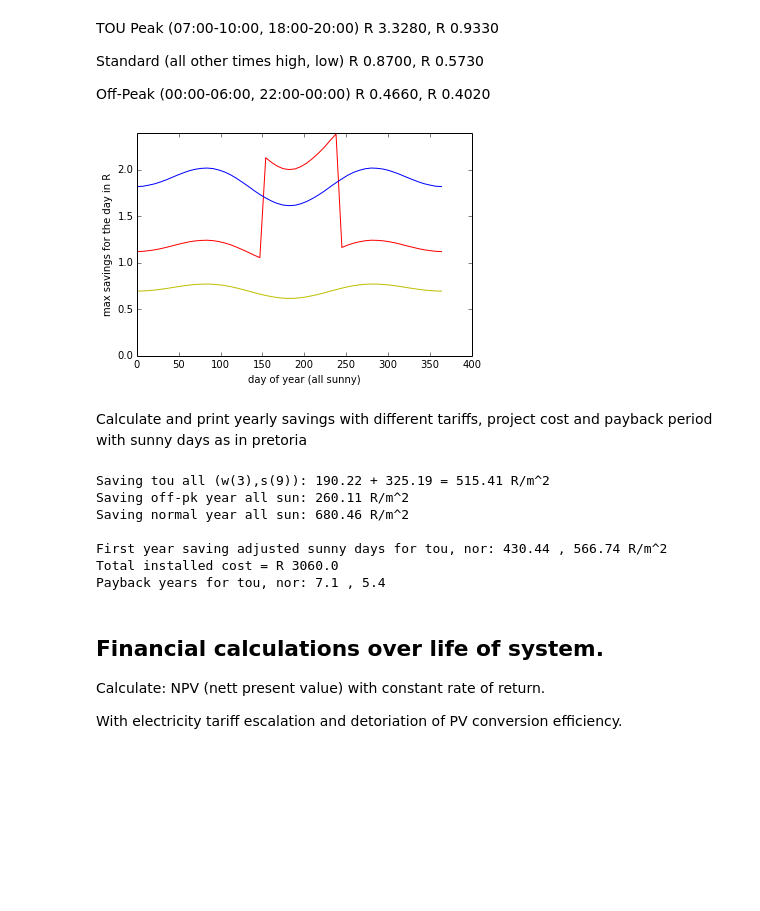
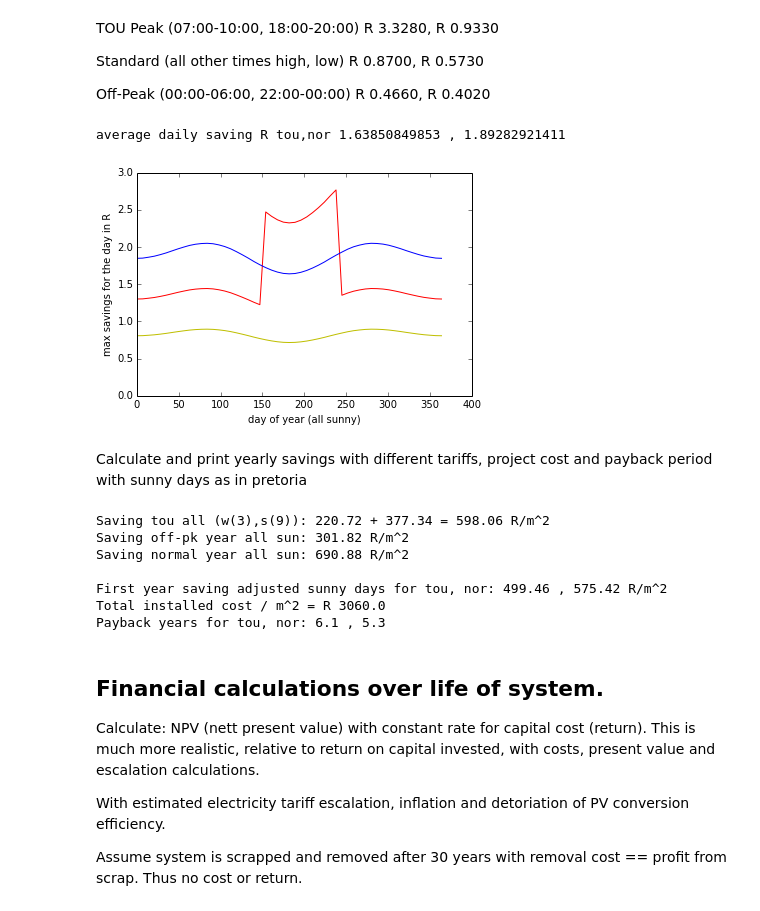
Before and after one commit to eswedwin/DiySolar, a Jupyter notebook: python(pyzo)/PV_tou.ipynb, the cells around one changed output. Saved outputs shown, nothing was run; the diff lists cells and outputs as text; code cells hidden in the pictures; blank space fills up the shorter version.

Commit message:
updated calculation for tou.
Elect tariffs update to 12.7% increase, update calc fit more realistic
predictions.  Still very positive results.

```diff
--- a/python(pyzo)/PV_tou.ipynb
+++ b/python(pyzo)/PV_tou.ipynb
@@ -237,40 +241,45 @@ Off-Peak (00:00-06:00, 22:00-00:00) R 0.4660, R 0.4020
 WINTER_TARIFF = WINTER_TARIFF_11KV_2014 = [3.328, 0.870, 0.466]   # 11KV (2014) no peak on saturdays
 SUMMER_TARIFF = SUMMER_TARIFF_11KV_2014 = [0.933, 0.573, 0.402]   # 11KV (2014) only offpeak on sundays
 NORMAL_TARIFF_home_2014 = 1.4723                  # home (2014) max marginal cost / kWh at all times
+INCREASE_2015 = 1.000 + 0.127                     # 12.7% announced 3 oct 2014
 
 for i in range(3):
-    WINTER_TARIFF[i] = WINTER_TARIFF_11KV_2014[i] * 1.11 * 1.40  # home 40% more expensive than 11KV
-    SUMMER_TARIFF[i] = SUMMER_TARIFF_11KV_2014[i] * 1.11 * 1.40  # 11KV includes KVA charge @ R119.00/kVA
-NORMAL_TARIFF = NORMAL_TARIFF_home_2014 * 1.11                   # 8% minimum + 2% to 5% special increase
+    WINTER_TARIFF[i] = WINTER_TARIFF_11KV_2014[i] * 1.60  # home 60% more expensive than 11KV energy
+    SUMMER_TARIFF[i] = SUMMER_TARIFF_11KV_2014[i] * 1.60  # 11KV includes KVA charge @ R119.00/kVA
+    WINTER_TARIFF[i] *= INCREASE_2015
+    SUMMER_TARIFF[i] *= INCREASE_2015
+NORMAL_TARIFF = NORMAL_TARIFF_home_2014 * INCREASE_2015   # 8% minimum + 4.7% special increase
 
 tariff_w_r_kwh = calc_tou_tariff_vec(hours, WINTER_TARIFF)
 tariff_s_r_kwh = calc_tou_tariff_vec(hours, SUMMER_TARIFF)
 tariff_o_r_kwh = SUMMER_TARIFF[2] * (hours < 10)       # offpeak tariff all hours = sundays
 tariff_n_r_kwh = NORMAL_TARIFF * (hours < 10)          # max for more than 650kwh usage a month
 
 scale_day = INTERVAL_hours                             # back to hours
 w_sta = DAYS_SIZE // 2 - DAYS_SIZE // 12               # mid year - one month
 w_per = DAYS_SIZE // 4                                 # 3 months
 # savings for the all calculated days when multiplied with scale for hours
 saving_d_t = zeros(transm_panel_power_kw.shape[0], dtype = float)
 saving_d_t[w_sta:w_sta+w_per] = np.inner(transm_panel_power_kw[w_sta:w_sta+w_per], tariff_w_r_kwh)
 saving_d_t[:w_sta] = np.inner(transm_panel_power_kw[:w_sta], tariff_s_r_kwh)
 saving_d_t[w_sta+w_per:] = np.inner(transm_panel_power_kw[w_sta+w_per:], tariff_s_r_kwh)
 saving_d_t *= scale_day
 
 saving_d_o = np.inner(transm_panel_power_kw, tariff_o_r_kwh) * scale_day
 saving_d_n = np.inner(transm_panel_power_kw, tariff_n_r_kwh) * scale_day
 
 if (1):
+    print('average daily saving R tou,nor', np.average(saving_d_t), ',', np.average(saving_d_n))
     plot(days + 10, saving_d_t, '-r')
     plot(days + 10, saving_d_o, '-y')
     plot(days + 10, saving_d_n, '-b')
     xlabel('day of year (all sunny)')
     ylabel('max savings for the day in R')
     ylim(0,)
     show()
 # %% [output]
+average daily saving R tou,nor 1.63850849853 , 1.89282921411
-[figure, old version]
+[figure, new version]
 # %% [markdown]
 Calculate and print yearly savings with different tariffs, project cost and payback period with sunny days as in pretoria
 # %%
@@ -279,7 +288,7 @@ WINTER_DAYS = 92                        # june, july & august, all sun subtract
 YEAR_SUNNY_DAYS = 304                   # 61 summer days completely cloudy with no power (not true)
 
 PANEL_COST = 12.00                      # / Wp = $1.10 * R10.70 / Wp - small scale (large * 0.75 to 0.50)
-BOS = 6.00                              # / Wp balance of system
+BOS = 6.00                              # / Wp balance of system for diy
 
 # total savings for the all days in range when multiplied with scale for the other days
 scale_year = YEAR_DAYS / size(days)                     # back to all days in year
@@ -301,22 +310,24 @@ print ('Saving tou all (w(3),s(9)):', saving_w, '+', saving_s, '=', saving_w + s
 print ('Saving off-pk year all sun:', saving_o, 'R/m^2')
 print ('Saving normal year all sun:', saving_n, 'R/m^2\n')
 print ('First year saving adjusted sunny days for tou, nor:', adjusted_tou, ',', adjusted_nor, 'R/m^2')
-print ('Total installed cost = R', total_cost)
+print ('Total installed cost / m^2 = R', total_cost)
 print ('Payback years for tou, nor:',  (total_cost / adjusted_tou).round(1), ',', \
                                        (total_cost / adjusted_nor).round(1))
 # %% [output]
-Saving tou all (w(3),s(9)): 190.22 + 325.19 = 515.41 R/m^2
-Saving off-pk year all sun: 260.11 R/m^2
-Saving normal year all sun: 680.46 R/m^2
+Saving tou all (w(3),s(9)): 220.72 + 377.34 = 598.06 R/m^2
+Saving off-pk year all sun: 301.82 R/m^2
+Saving normal year all sun: 690.88 R/m^2
 
-First year saving adjusted sunny days for tou, nor: 430.44 , 566.74 R/m^2
-Total installed cost = R 3060.0
-Payback years for tou, nor: 7.1 , 5.4
+First year saving adjusted sunny days for tou, nor: 499.46 , 575.42 R/m^2
+Total installed cost / m^2 = R 3060.0
+Payback years for tou, nor: 6.1 , 5.3
 # %% [markdown]
 Financial calculations over life of system.
 -------------------------------------------
 Calculate:
-NPV (nett present value) with constant rate of return.
+NPV (nett present value) with constant rate for capital cost (return).  This is much more realistic, relative to return on capital invested, with costs, present value and escalation calculations.
 
-With electricity tariff escalation and detoriation of PV conversion efficiency.
+With estimated electricity tariff escalation, inflation and detoriation of PV conversion efficiency.
+
+Assume system is scrapped and removed after 30 years with removal cost == profit from scrap. Thus no cost or return.
 # %%
```
Also changed, not shown: parts of 4 cells of this notebook.
